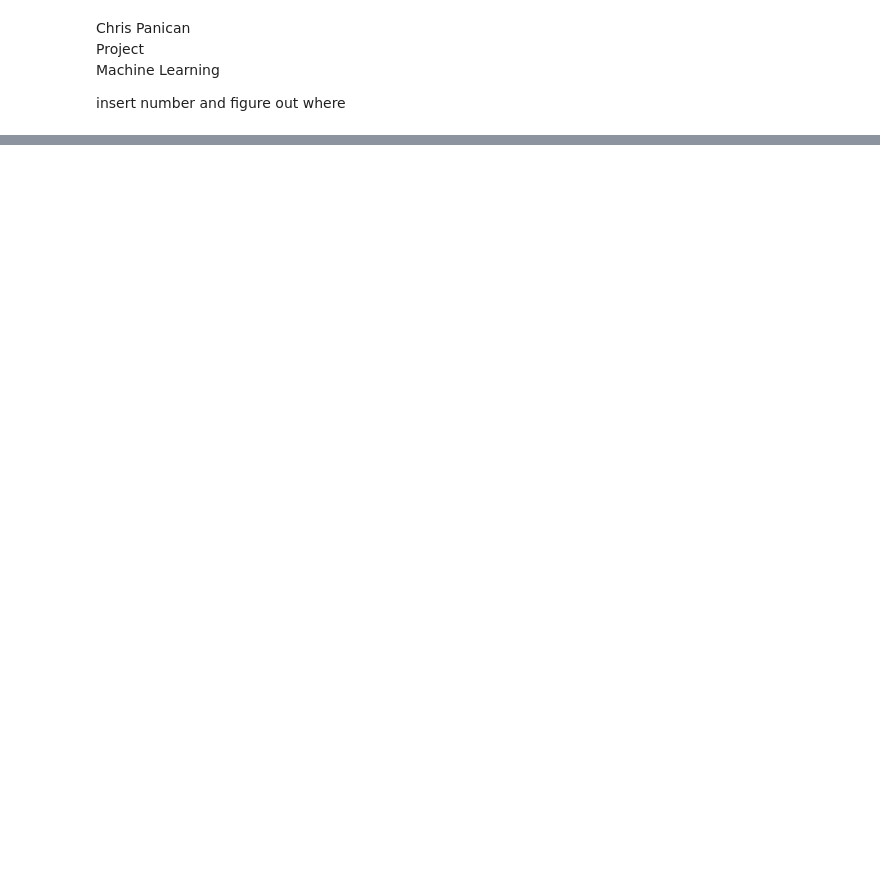
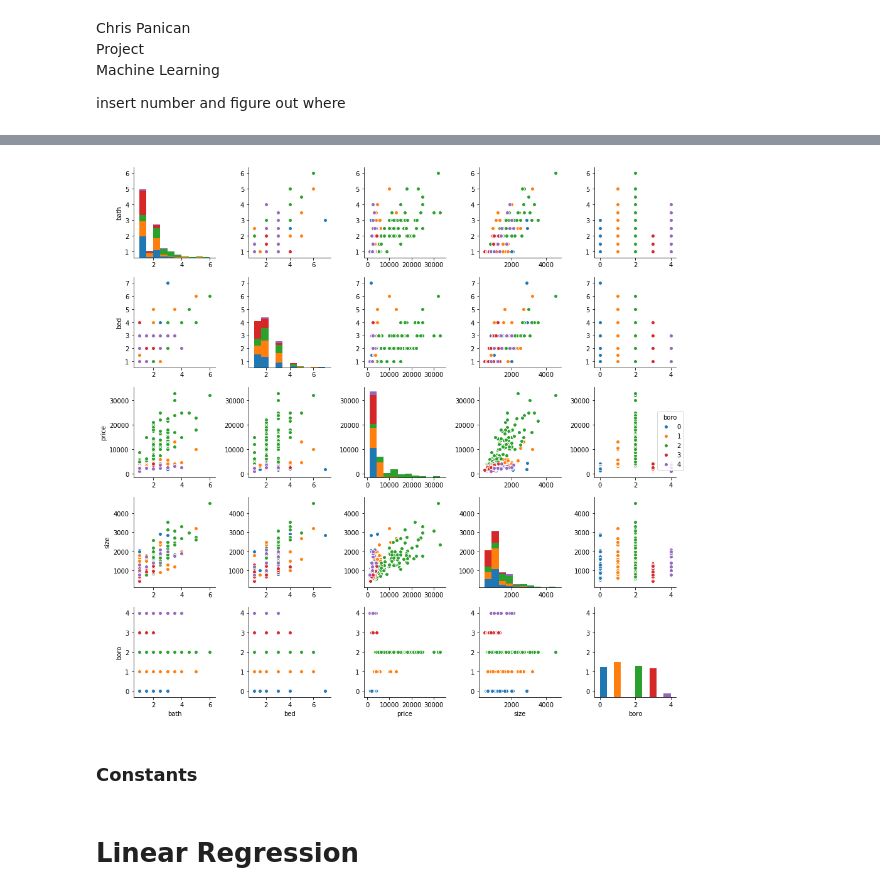
Before and after one commit to cpanican/NYC-Rent-Analyzer, a Jupyter notebook: Project.ipynb, the cells around one changed output, grey strips where cells are left out. Cells and saved outputs as stored; diff of their text form; code cells hidden in the pictures; blank space fills up the shorter version.

```diff
--- a/Project.ipynb
+++ b/Project.ipynb
@@ -182,0 +17,8 @@ SVC(C=1, cache_size=200, class_weight=None, coef0=0.0,
+# %%
+df = pd.read_csv('rent_balance.csv')
+df.head()
+# 0: Bronx
+# 1: Brooklyn
+# 2: Manhattan
+# 3: Queens
+# 4: Staten Island
@@ -182,0 +32,7 @@ SVC(C=1, cache_size=200, class_weight=None, coef0=0.0,
+# %%
+cols = ["bath", "bed", "price", "size", "where", "boro"]
+sns.pairplot(df[cols], hue='boro', size=2.5)
+plt.tight_layout()
+plt.show()
+# %% [output]
+[figure, added]
@@ -182,0 +42,2 @@ SVC(C=1, cache_size=200, class_weight=None, coef0=0.0,
+# %% [markdown]
+### Constants
@@ -182,0 +47,2 @@ SVC(C=1, cache_size=200, class_weight=None, coef0=0.0,
+# %% [markdown]
+# Linear Regression
```
Also changed, not shown: parts of 52 cells of this notebook.
